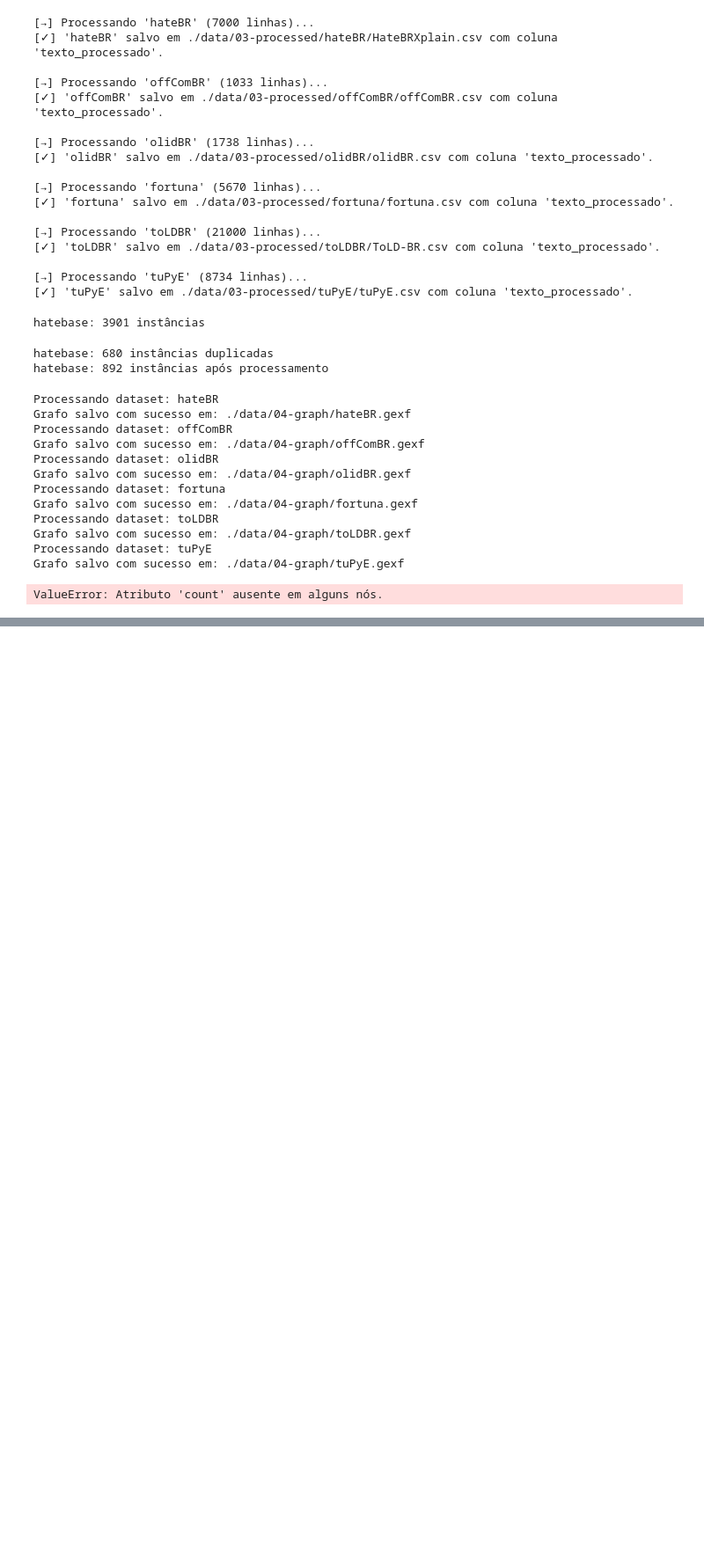
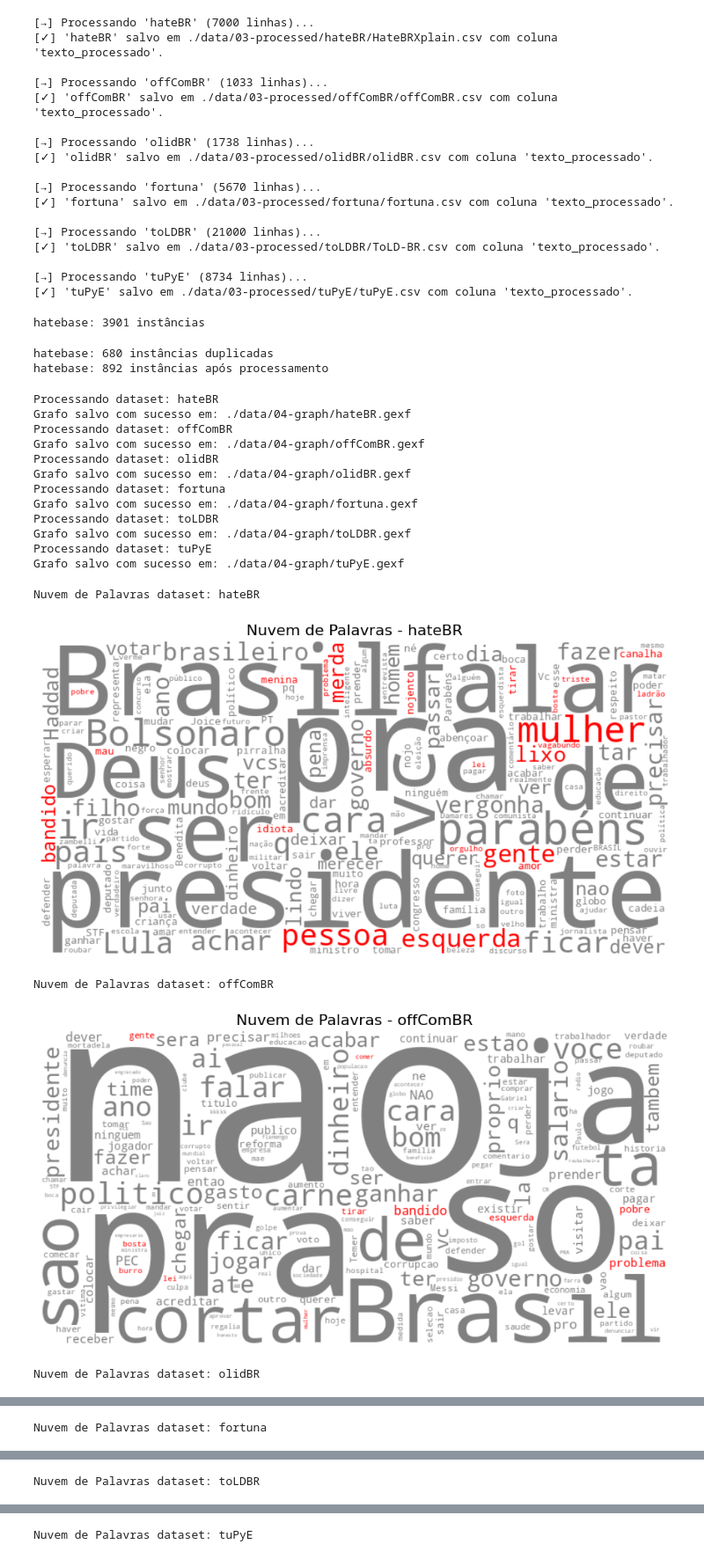
Before and after one commit to LorenaSouzaMoreiraa/AnotomiaDoOdio, a Jupyter notebook: main.ipynb, the cells around one changed output, grey strips where cells are left out. Shown at 88% size. Saved outputs shown, nothing was run; the diff lists cells and outputs as text; code cells hidden in the pictures; blank space fills up the shorter version.

Commit message:
-cloud visualization

```diff
--- a/main.ipynb
+++ b/main.ipynb
@@ -514,4 +490,48 @@ def visualizar_grafo(caminho_arquivo,usar_atributo='grau',multiplicador_no=20, m
-# %%
-visualizar_grafo('./data/04-graph/fortuna.gexf')
-# %% [output]
-ValueError: Atributo 'count' ausente em alguns nós.
+# %%
+def nuvem_palavras(series_texto: pd.Series, hatebase: dict, titulo="Nuvem de Palavras"):
+    # Converter para string e ignorar NaNs
+    textos_limpos = series_texto.dropna().astype(str)
+
+    # Juntar todos os textos
+    texto_total = ' '.join(textos_limpos)
+
+    # Tokenização simples
+    palavras = texto_total.split()
+
+    # Contar frequência das palavras
+    from collections import Counter
+    contagem = Counter(palavras)
+
+    from wordcloud import WordCloud
+    import matplotlib.pyplot as plt
+
+    # Criar WordCloud (sem gerar imagem ainda)
+    wc = WordCloud(width=800, height=400, background_color='white')
+
+    # Gerar a imagem da nuvem a partir das frequências
+    wc.generate_from_frequencies(contagem)
+
+    # Função de cor: vermelho se palavra na hatebase, senão cinza
+    def cor_personalizada(word, font_size, position, orientation, random_state=None, **kwargs):
+        return 'red' if word in hatebase else 'gray'
+
+    wc.recolor(color_func=cor_personalizada)
+
+    # Plotar
+    plt.figure(figsize=(12, 6))
+    plt.imshow(wc, interpolation='bilinear')
+    plt.axis('off')
+    plt.title(titulo, fontsize=16)
+    plt.show()
+# %%
+for nome, caminho in datasets_03.items():
+    print(f"Nuvem de Palavras dataset: {nome}")
+
+    df = pd.read_csv(caminho)
+    nuvem_palavras(df['mensagem'], hatebase, titulo=f"Nuvem de Palavras - {nome}")
+# %% [output]
+Nuvem de Palavras dataset: hateBR
+[figure, added]
+Nuvem de Palavras dataset: offComBR
+[figure, added]
+Nuvem de Palavras dataset: olidBR
@@ -517,0 +539 @@ ValueError: Atributo 'count' ausente em alguns nós.
+Nuvem de Palavras dataset: fortuna
@@ -517,0 +541 @@ ValueError: Atributo 'count' ausente em alguns nós.
+Nuvem de Palavras dataset: toLDBR
@@ -517,0 +543 @@ ValueError: Atributo 'count' ausente em alguns nós.
+Nuvem de Palavras dataset: tuPyE
```
Also changed, not shown: parts of 7 cells of this notebook.
